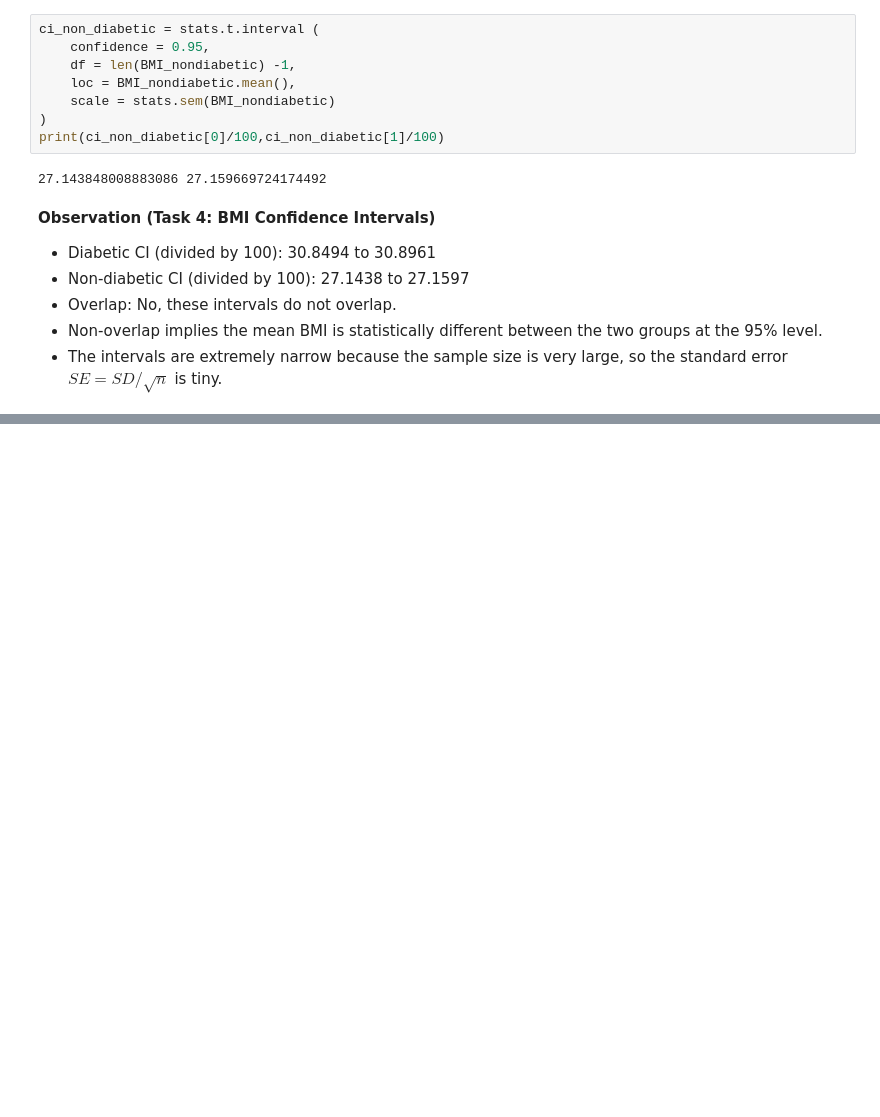
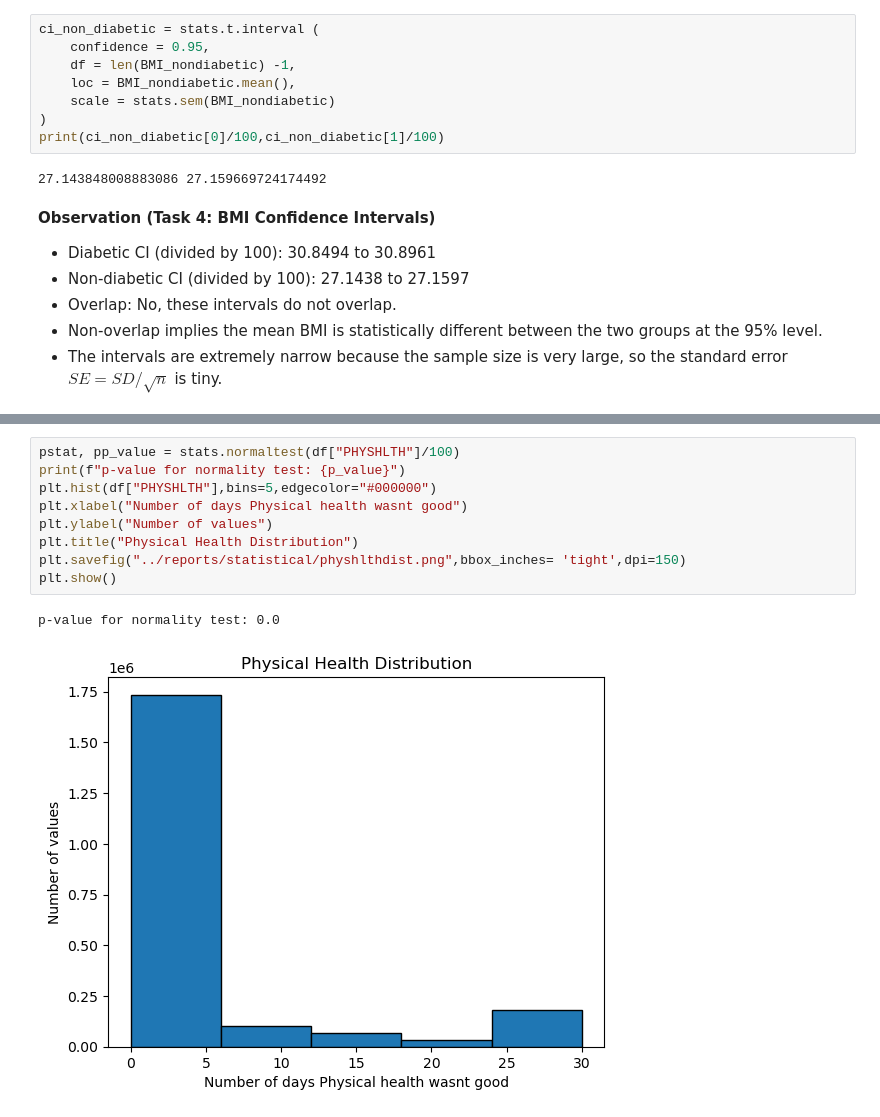
Before and after one commit to dsbyvansh/AI-Powered-Early-Disease-Risk-Prediction-Explainable-Health-Intelligence-System, a Jupyter notebook: notebooks/statistical_analysis.ipynb, the cells around one changed output, grey strips where cells are left out. Cells and saved outputs as stored; diff of their text form; blank space fills up the shorter version.

```diff
--- a/notebooks/statistical_analysis.ipynb
+++ b/notebooks/statistical_analysis.ipynb
@@ -137,0 +172,12 @@ print(ci_non_diabetic[0]/100,ci_non_diabetic[1]/100)
+# %%
+pstat, pp_value = stats.normaltest(df["PHYSHLTH"]/100)
+print(f"p-value for normality test: {p_value}")
+plt.hist(df["PHYSHLTH"],bins=5,edgecolor="#000000")
+plt.xlabel("Number of days Physical health wasnt good")
+plt.ylabel("Number of values")
+plt.title("Physical Health Distribution")
+plt.savefig("../reports/statistical/physhlthdist.png",bbox_inches= 'tight',dpi=150)
+plt.show()
+# %% [output]
+p-value for normality test: 0.0
+[figure, added]
```
Also changed, not shown: parts of 14 cells of this notebook, 2 other files.
